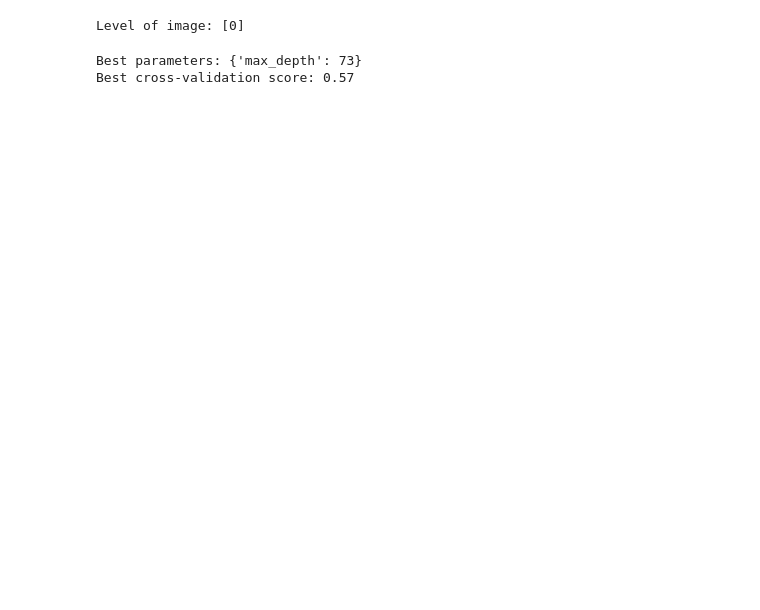
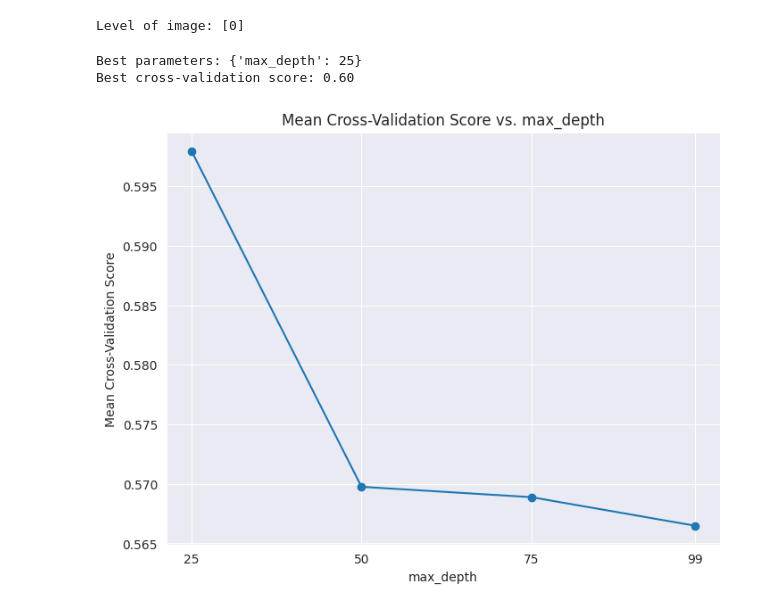
Before and after one commit to rajatjc/COMP6721, a Jupyter notebook: DT/decisionTree.ipynb, the cells around one changed output. Cells and saved outputs as stored; diff of their text form; code cells hidden in the pictures; blank space fills up the shorter version.

```diff
--- a/DT/decisionTree.ipynb
+++ b/DT/decisionTree.ipynb
@@ -173,12 +193,27 @@ Level of image: [0]
 # %%
 from sklearn.model_selection import GridSearchCV
 # Perform a grid search to find the best parameters for the decision tree model
-param_grid = {'max_depth': [73, 75, 77, 79]}
+param_grid = {'max_depth': [25,50,75,99]}
 grid = GridSearchCV(decision_tree_model, param_grid=param_grid, cv=5)
 grid.fit(train_X, train_y)
 
 print(f"Best parameters: {grid.best_params_}")
 print(f"Best cross-validation score: {grid.best_score_:.2f}")
 # %% [output]
-Best parameters: {'max_depth': 73}
-Best cross-validation score: 0.57
+Best parameters: {'max_depth': 25}
+Best cross-validation score: 0.60
+# %%
+# plot a line graph of the mean cross-validation scores for each max_depth value
+max_depth_values = [25,50,75,99]
+mean_scores = grid.cv_results_['mean_test_score']
+
+plt.figure(figsize=(8, 6))
+plt.plot(max_depth_values, mean_scores, marker='o')
+plt.title('Mean Cross-Validation Score vs. max_depth')
+plt.xlabel('max_depth')
+plt.ylabel('Mean Cross-Validation Score')
+plt.xticks(max_depth_values)
+plt.grid(True)
+plt.show()
+# %% [output]
+[figure, added]
```
Also changed, not shown: parts of 6 cells of this notebook.
